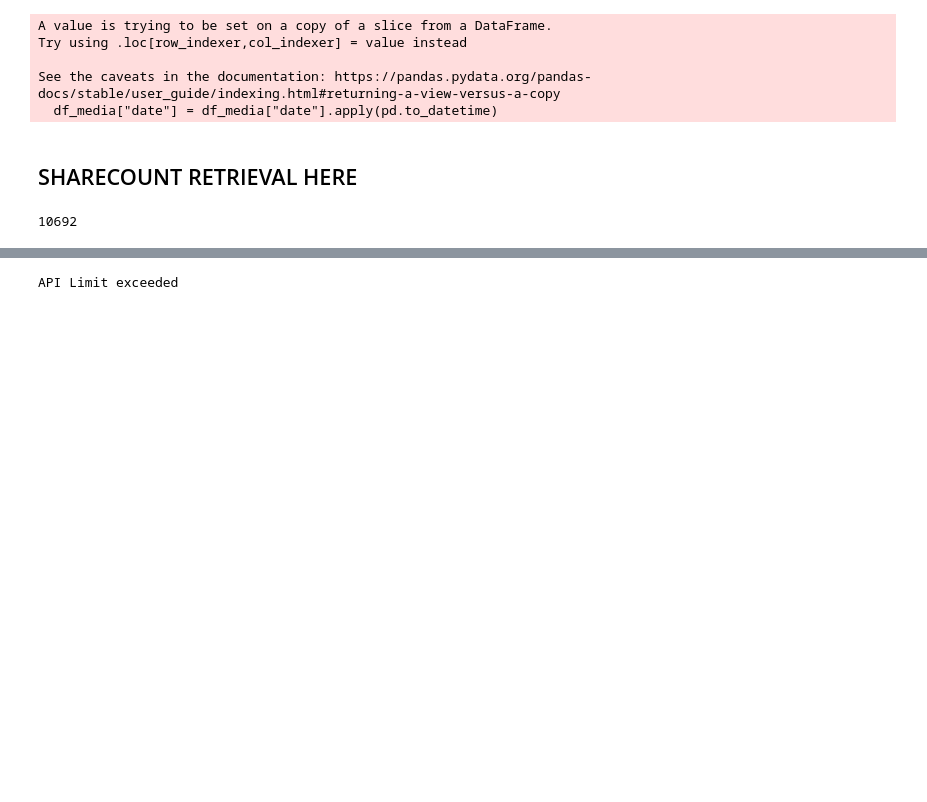
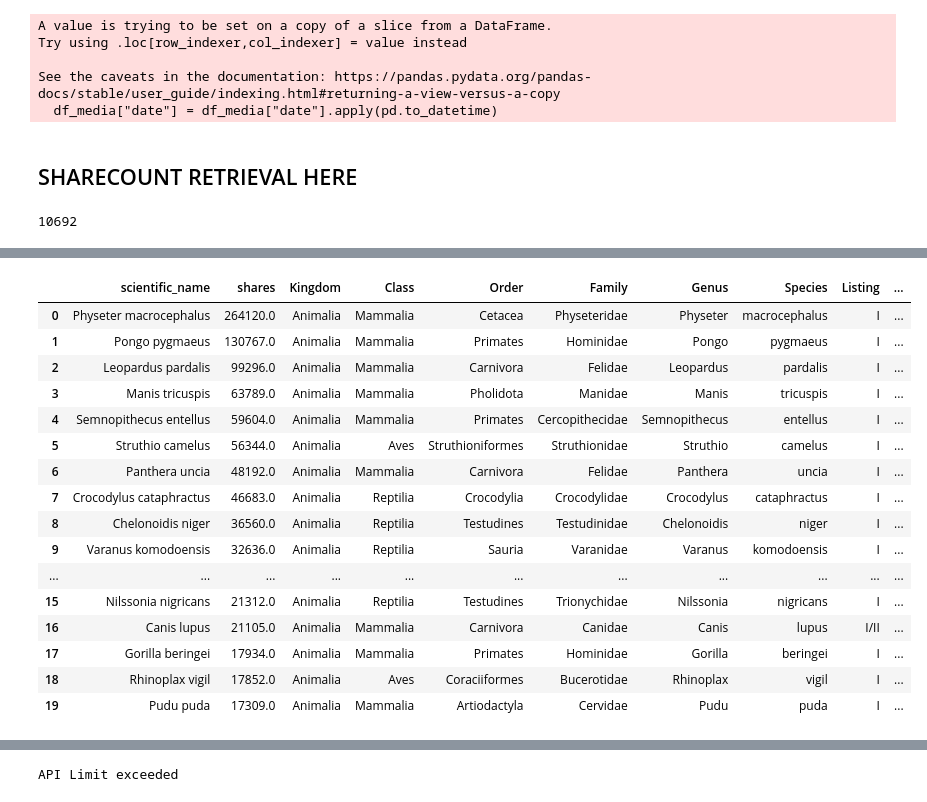
Before and after one commit to redalisa/thesis, a Jupyter notebook: Decode-URL-sharecount.ipynb, the cells around one changed output, grey strips where cells are left out. Cells and saved outputs as stored; diff of their text form; code cells hidden in the pictures; blank space fills up the shorter version.

```diff
--- a/Decode-URL-sharecount.ipynb
+++ b/Decode-URL-sharecount.ipynb
@@ -172,2 +192,0 @@ Length: 692, dtype: float64
-# %%
-df_update['sharecount'].iloc[10000:].fillna(pd.Series(sharecount).set_axis(range(10000, 10692)), inplace = True)
@@ -193,0 +246,22 @@ df_update.to_csv('csv/articles-w-full_sharecount.csv', sep = '~', index = False)
+# %%
+# Do the same for the entire dataframe
+top20fb = top20fb.merge(cites1, on = 'scientific_name', how = 'left').drop_duplicates().reset_index(drop=True)
+top20fb
+# %% [output]
+|  | scientific_name | shares | Kingdom | Class | Order | Family | Genus | Species | Listing | ... |
+| 0 | Physeter macrocephalus | 264120.0 | Animalia | Mammalia | Cetacea | Physeteridae | Physeter | macrocephalus | I | ... |
+| 1 | Pongo pygmaeus | 130767.0 | Animalia | Mammalia | Primates | Hominidae | Pongo | pygmaeus | I | ... |
+| 2 | Leopardus pardalis | 99296.0 | Animalia | Mammalia | Carnivora | Felidae | Leopardus | pardalis | I | ... |
+| 3 | Manis tricuspis | 63789.0 | Animalia | Mammalia | Pholidota | Manidae | Manis | tricuspis | I | ... |
+| 4 | Semnopithecus entellus | 59604.0 | Animalia | Mammalia | Primates | Cercopithecidae | Semnopithecus | entellus | I | ... |
+| 5 | Struthio camelus | 56344.0 | Animalia | Aves | Struthioniformes | Struthionidae | Struthio | camelus | I | ... |
+| 6 | Panthera uncia | 48192.0 | Animalia | Mammalia | Carnivora | Felidae | Panthera | uncia | I | ... |
+| 7 | Crocodylus cataphractus | 46683.0 | Animalia | Reptilia | Crocodylia | Crocodylidae | Crocodylus | cataphractus | I | ... |
+| 8 | Chelonoidis niger | 36560.0 | Animalia | Reptilia | Testudines | Testudinidae | Chelonoidis | niger | I | ... |
+| 9 | Varanus komodoensis | 32636.0 | Animalia | Reptilia | Sauria | Varanidae | Varanus | komodoensis | I | ... |
+| ... | ... | ... | ... | ... | ... | ... | ... | ... | ... | ... |
+| 15 | Nilssonia nigricans | 21312.0 | Animalia | Reptilia | Testudines | Trionychidae | Nilssonia | nigricans | I | ... |
+| 16 | Canis lupus | 21105.0 | Animalia | Mammalia | Carnivora | Canidae | Canis | lupus | I/II | ... |
+| 17 | Gorilla beringei | 17934.0 | Animalia | Mammalia | Primates | Hominidae | Gorilla | beringei | I | ... |
+| 18 | Rhinoplax vigil | 17852.0 | Animalia | Aves | Coraciiformes | Bucerotidae | Rhinoplax | vigil | I | ... |
+| 19 | Pudu puda | 17309.0 | Animalia | Mammalia | Artiodactyla | Cervidae | Pudu | puda | I | ... |
```
Also changed, not shown: parts of 14 cells of this notebook, 2 other files.
